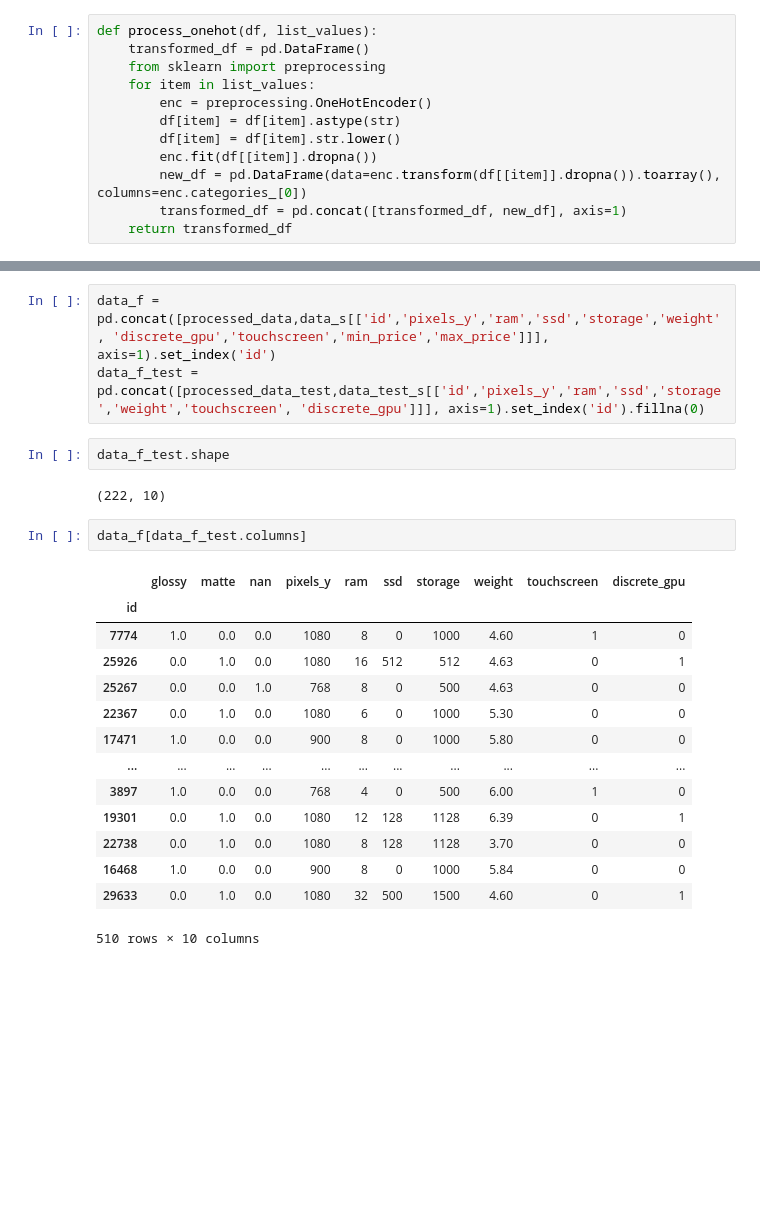
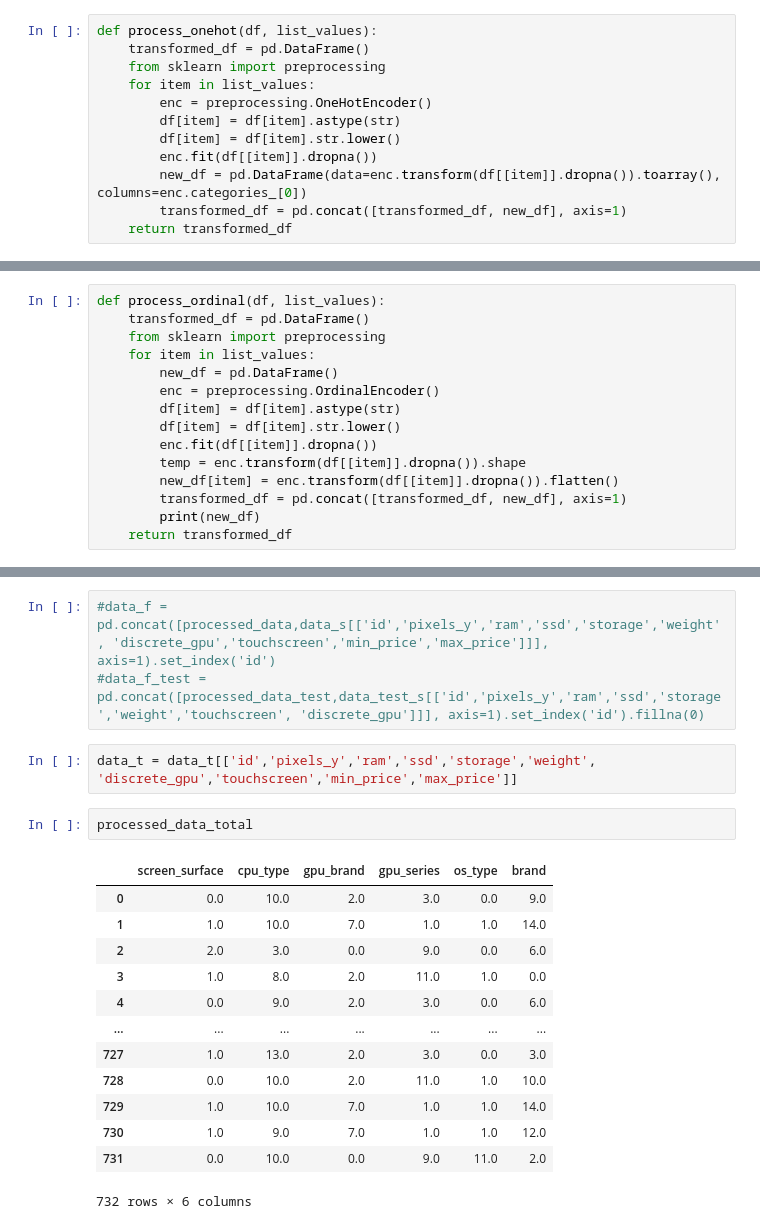
Before and after one commit to jeroenfr/ComputerPriceRange, a Jupyter notebook: Task2_steven.ipynb, the cells around one changed output, grey strips where cells are left out. Cells and saved outputs as stored; diff of their text form; blank space fills up the shorter version.

```diff
--- a/Task2_steven.ipynb
+++ b/Task2_steven.ipynb
@@ -65,0 +73,15 @@ processed_data_test = process_onehot(data_test, ['screen_surface'])
+# %%
+def process_ordinal(df, list_values):
+    transformed_df = pd.DataFrame()
+    from sklearn import preprocessing
+    for item in list_values:
+        new_df = pd.DataFrame()
+        enc = preprocessing.OrdinalEncoder()
+        df[item] = df[item].astype(str)
+        df[item] = df[item].str.lower()
+        enc.fit(df[[item]].dropna())
+        temp = enc.transform(df[[item]].dropna()).shape
+        new_df[item] = enc.transform(df[[item]].dropna()).flatten()
+        transformed_df = pd.concat([transformed_df, new_df], axis=1)
+        print(new_df)
+    return transformed_df
@@ -66,24 +130,21 @@ processed_data_test = process_onehot(data_test, ['screen_surface'])
 # %%
-data_f = pd.concat([processed_data,data_s[['id','pixels_y','ram','ssd','storage','weight', 'discrete_gpu','touchscreen','min_price','max_price']]], axis=1).set_index('id')
-data_f_test = pd.concat([processed_data_test,data_test_s[['id','pixels_y','ram','ssd','storage','weight','touchscreen', 'discrete_gpu']]], axis=1).set_index('id').fillna(0)
+#data_f = pd.concat([processed_data,data_s[['id','pixels_y','ram','ssd','storage','weight', 'discrete_gpu','touchscreen','min_price','max_price']]], axis=1).set_index('id')
+#data_f_test = pd.concat([processed_data_test,data_test_s[['id','pixels_y','ram','ssd','storage','weight','touchscreen', 'discrete_gpu']]], axis=1).set_index('id').fillna(0)
-# %%
-data_f_test.shape
-# %% [output]
-(222, 10)
-# %%
-data_f[data_f_test.columns]
-# %% [output]
-|  | glossy | matte | nan | pixels_y | ram | ssd | storage | weight | touchscreen | discrete_gpu |
-| id |  |  |  |  |  |  |  |  |  |  |
-| 7774 | 1.0 | 0.0 | 0.0 | 1080 | 8 | 0 | 1000 | 4.60 | 1 | 0 |
-| 25926 | 0.0 | 1.0 | 0.0 | 1080 | 16 | 512 | 512 | 4.63 | 0 | 1 |
-| 25267 | 0.0 | 0.0 | 1.0 | 768 | 8 | 0 | 500 | 4.63 | 0 | 0 |
-| 22367 | 0.0 | 1.0 | 0.0 | 1080 | 6 | 0 | 1000 | 5.30 | 0 | 0 |
-| 17471 | 1.0 | 0.0 | 0.0 | 900 | 8 | 0 | 1000 | 5.80 | 0 | 0 |
-| ... | ... | ... | ... | ... | ... | ... | ... | ... | ... | ... |
-| 3897 | 1.0 | 0.0 | 0.0 | 768 | 4 | 0 | 500 | 6.00 | 1 | 0 |
-| 19301 | 0.0 | 1.0 | 0.0 | 1080 | 12 | 128 | 1128 | 6.39 | 0 | 1 |
-| 22738 | 0.0 | 1.0 | 0.0 | 1080 | 8 | 128 | 1128 | 3.70 | 0 | 0 |
-| 16468 | 1.0 | 0.0 | 0.0 | 900 | 8 | 0 | 1000 | 5.84 | 0 | 0 |
-| 29633 | 0.0 | 1.0 | 0.0 | 1080 | 32 | 500 | 1500 | 4.60 | 0 | 1 |
-510 rows × 10 columns
+# %%
+data_t = data_t[['id','pixels_y','ram','ssd','storage','weight', 'discrete_gpu','touchscreen','min_price','max_price']]
+# %%
+processed_data_total
+# %% [output]
+|  | screen_surface | cpu_type | gpu_brand | gpu_series | os_type | brand |
+| 0 | 0.0 | 10.0 | 2.0 | 3.0 | 0.0 | 9.0 |
+| 1 | 1.0 | 10.0 | 7.0 | 1.0 | 1.0 | 14.0 |
+| 2 | 2.0 | 3.0 | 0.0 | 9.0 | 0.0 | 6.0 |
+| 3 | 1.0 | 8.0 | 2.0 | 11.0 | 1.0 | 0.0 |
+| 4 | 0.0 | 9.0 | 2.0 | 3.0 | 0.0 | 6.0 |
+| ... | ... | ... | ... | ... | ... | ... |
+| 727 | 1.0 | 13.0 | 2.0 | 3.0 | 0.0 | 3.0 |
+| 728 | 0.0 | 10.0 | 2.0 | 11.0 | 1.0 | 10.0 |
+| 729 | 1.0 | 10.0 | 7.0 | 1.0 | 1.0 | 14.0 |
+| 730 | 1.0 | 9.0 | 7.0 | 1.0 | 1.0 | 12.0 |
+| 731 | 0.0 | 10.0 | 0.0 | 9.0 | 11.0 | 2.0 |
+732 rows × 6 columns
```
Also changed, not shown: parts of 29 cells of this notebook, 1 other file.
